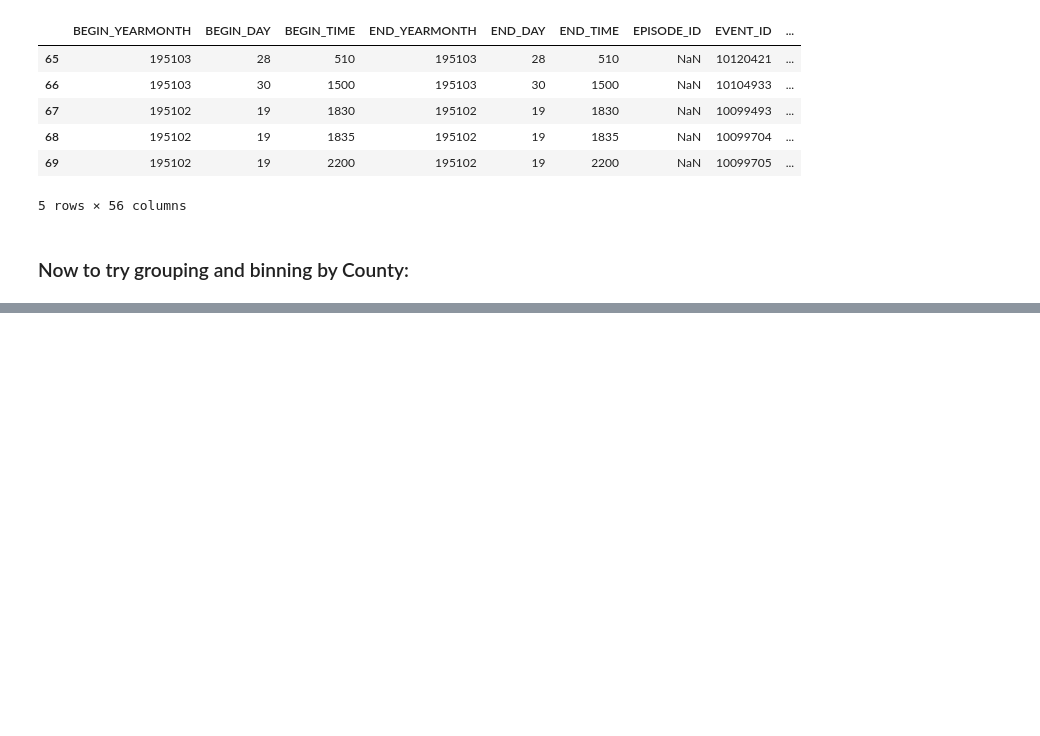
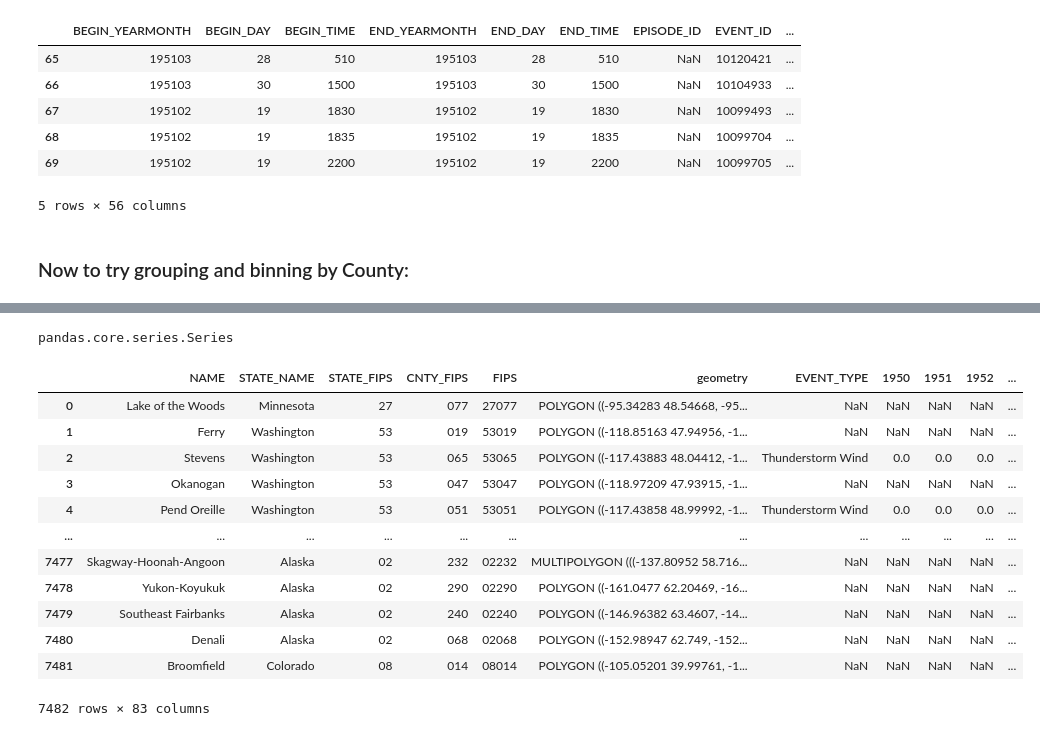
Before and after one commit to augustlepique/circs-research, a Jupyter notebook: seasonal_plots.ipynb, the cells around one changed output, grey strips where cells are left out. Saved outputs shown, nothing was run; the diff lists cells and outputs as text; code cells hidden in the pictures; blank space fills up the shorter version.

```diff
--- a/seasonal_plots.ipynb
+++ b/seasonal_plots.ipynb
@@ -368,0 +356,3 @@ county_counts
+# %%
+### Load in the counties shapefile
+us_counties = gpd.read_file("/data1/lepique/UScounties/UScounties.shp")
@@ -368,0 +368,26 @@ county_counts
+# %%
+type(us_counties['FIPS'])
+# %% [output]
+pandas.core.series.Series
+# %%
+season_counts = county_counts.copy()
+# %%
+season_counts['TOTAL_COUNT'] = season_counts[2010]
+# %%
+merged = us_counties.merge(season_counts, on='FIPS', how='left')
+# %%
+merged
+# %% [output]
+|  | NAME | STATE_NAME | STATE_FIPS | CNTY_FIPS | FIPS | geometry | EVENT_TYPE | 1950 | 1951 | 1952 | ... |
+| 0 | Lake of the Woods | Minnesota | 27 | 077 | 27077 | POLYGON ((-95.34283 48.54668, -95... | NaN | NaN | NaN | NaN | ... |
+| 1 | Ferry | Washington | 53 | 019 | 53019 | POLYGON ((-118.85163 47.94956, -1... | NaN | NaN | NaN | NaN | ... |
+| 2 | Stevens | Washington | 53 | 065 | 53065 | POLYGON ((-117.43883 48.04412, -1... | Thunderstorm Wind | 0.0 | 0.0 | 0.0 | ... |
+| 3 | Okanogan | Washington | 53 | 047 | 53047 | POLYGON ((-118.97209 47.93915, -1... | NaN | NaN | NaN | NaN | ... |
+| 4 | Pend Oreille | Washington | 53 | 051 | 53051 | POLYGON ((-117.43858 48.99992, -1... | Thunderstorm Wind | 0.0 | 0.0 | 0.0 | ... |
+| ... | ... | ... | ... | ... | ... | ... | ... | ... | ... | ... | ... |
+| 7477 | Skagway-Hoonah-Angoon | Alaska | 02 | 232 | 02232 | MULTIPOLYGON (((-137.80952 58.716... | NaN | NaN | NaN | NaN | ... |
+| 7478 | Yukon-Koyukuk | Alaska | 02 | 290 | 02290 | POLYGON ((-161.0477 62.20469, -16... | NaN | NaN | NaN | NaN | ... |
+| 7479 | Southeast Fairbanks | Alaska | 02 | 240 | 02240 | POLYGON ((-146.96382 63.4607, -14... | NaN | NaN | NaN | NaN | ... |
+| 7480 | Denali | Alaska | 02 | 068 | 02068 | POLYGON ((-152.98947 62.749, -152... | NaN | NaN | NaN | NaN | ... |
+| 7481 | Broomfield | Colorado | 08 | 014 | 08014 | POLYGON ((-105.05201 39.99761, -1... | NaN | NaN | NaN | NaN | ... |
+7482 rows × 83 columns
```
Also changed, not shown: parts of 3 cells of this notebook.
